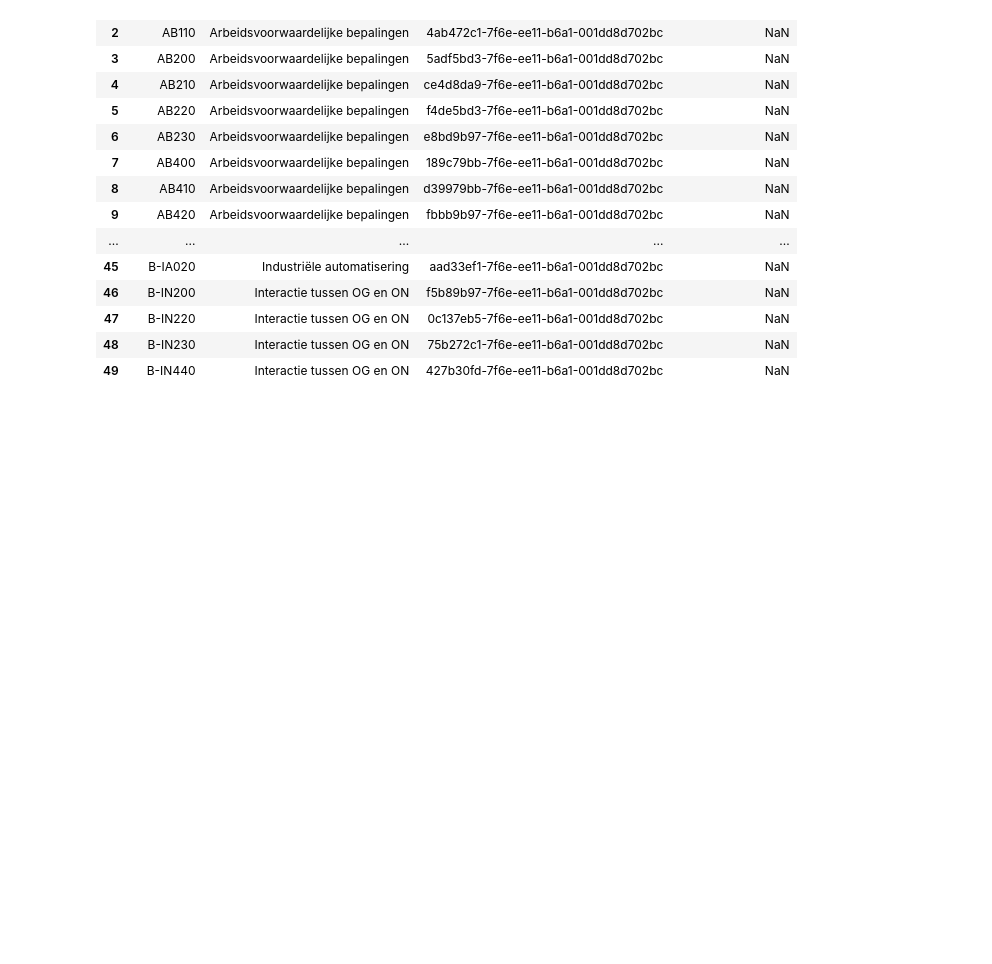
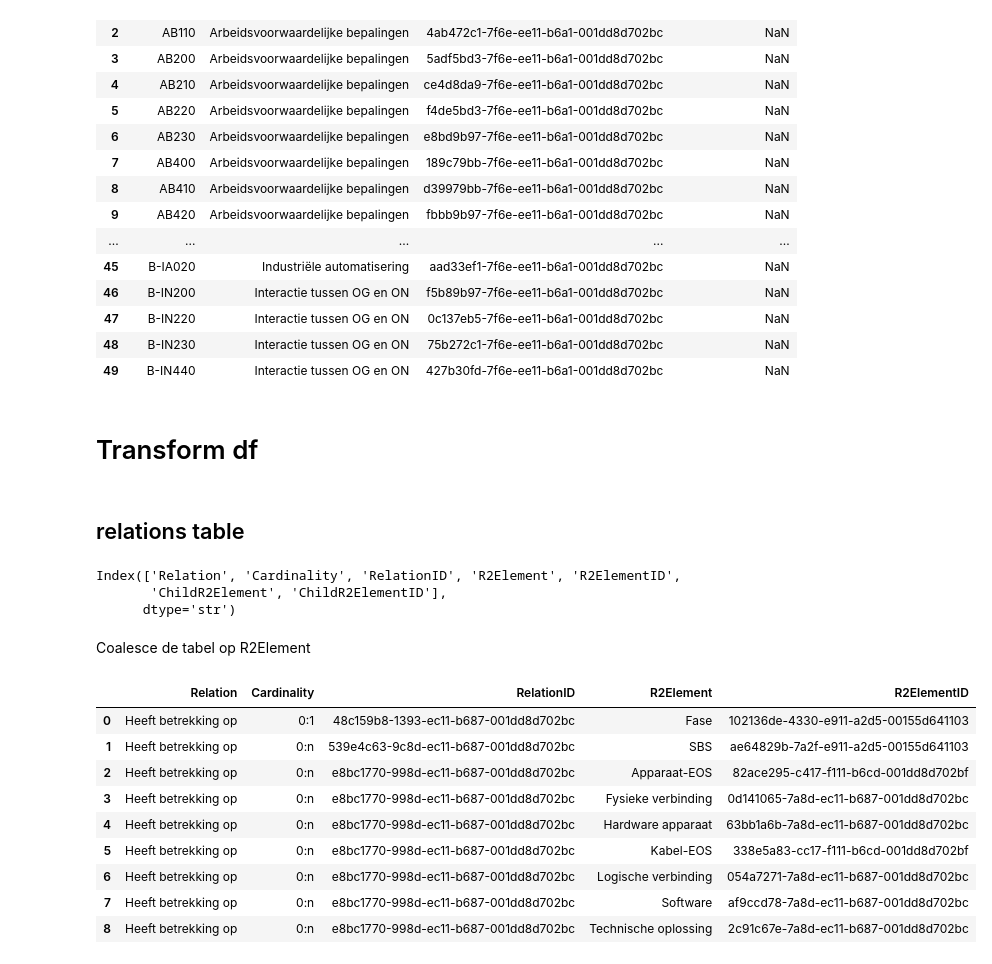
Before and after one commit to nvvliet-croonwolterendros/relatics-extractor, a Jupyter notebook: fixture_viewer.ipynb, the cells around one changed output. Cells and saved outputs as stored; diff of their text form; code cells hidden in the pictures; blank space fills up the shorter version.

```diff
--- a/fixture_viewer.ipynb
+++ b/fixture_viewer.ipynb
@@ -174,3 +169,34 @@ ElementInstances
 | 47 | B-IN220 | Interactie tussen OG en ON | 0c137eb5-7f6e-ee11-b6a1-001dd8d702bc | NaN |
 | 48 | B-IN230 | Interactie tussen OG en ON | 75b272c1-7f6e-ee11-b6a1-001dd8d702bc | NaN |
 | 49 | B-IN440 | Interactie tussen OG en ON | 427b30fd-7f6e-ee11-b6a1-001dd8d702bc | NaN |
+# %% [markdown]
+# Transform df
+# %% [markdown]
+## relations table
+# %%
+file_name = "Relations"
+path = f"tests/unit/fixtures/test_transformer/{file_name}.parquet"
+Relations = pd.read_parquet(path)
+Relations.columns
+# %% [output]
+Index(['Relation', 'Cardinality', 'RelationID', 'R2Element', 'R2ElementID',
+       'ChildR2Element', 'ChildR2ElementID'],
+      dtype='str')
+# %% [markdown]
+Coalesce de tabel op R2Element
+# %%
+Relations['R2Element'] = Relations['ChildR2Element'].replace('', None).combine_first(Relations['R2Element'])
+Relations['R2ElementID'] = Relations['ChildR2ElementID'].replace('', None).combine_first(Relations['R2ElementID'])
+Relations = Relations.drop(['ChildR2Element', 'ChildR2ElementID'], axis=1)
+Relations
+# %% [output]
+|  | Relation | Cardinality | RelationID | R2Element | R2ElementID |
+| 0 | Heeft betrekking op | 0:1 | 48c159b8-1393-ec11-b687-001dd8d702bc | Fase | 102136de-4330-e911-a2d5-00155d641103 |
+| 1 | Heeft betrekking op | 0:n | 539e4c63-9c8d-ec11-b687-001dd8d702bc | SBS | ae64829b-7a2f-e911-a2d5-00155d641103 |
+| 2 | Heeft betrekking op | 0:n | e8bc1770-998d-ec11-b687-001dd8d702bc | Apparaat-EOS | 82ace295-c417-f111-b6cd-001dd8d702bf |
+| 3 | Heeft betrekking op | 0:n | e8bc1770-998d-ec11-b687-001dd8d702bc | Fysieke verbinding | 0d141065-7a8d-ec11-b687-001dd8d702bc |
+| 4 | Heeft betrekking op | 0:n | e8bc1770-998d-ec11-b687-001dd8d702bc | Hardware apparaat | 63bb1a6b-7a8d-ec11-b687-001dd8d702bc |
+| 5 | Heeft betrekking op | 0:n | e8bc1770-998d-ec11-b687-001dd8d702bc | Kabel-EOS | 338e5a83-cc17-f111-b6cd-001dd8d702bf |
+| 6 | Heeft betrekking op | 0:n | e8bc1770-998d-ec11-b687-001dd8d702bc | Logische verbinding | 054a7271-7a8d-ec11-b687-001dd8d702bc |
+| 7 | Heeft betrekking op | 0:n | e8bc1770-998d-ec11-b687-001dd8d702bc | Software | af9ccd78-7a8d-ec11-b687-001dd8d702bc |
+| 8 | Heeft betrekking op | 0:n | e8bc1770-998d-ec11-b687-001dd8d702bc | Technische oplossing | 2c91c67e-7a8d-ec11-b687-001dd8d702bc |
```
Also changed, not shown: parts of 13 cells of this notebook, 5 other files.
